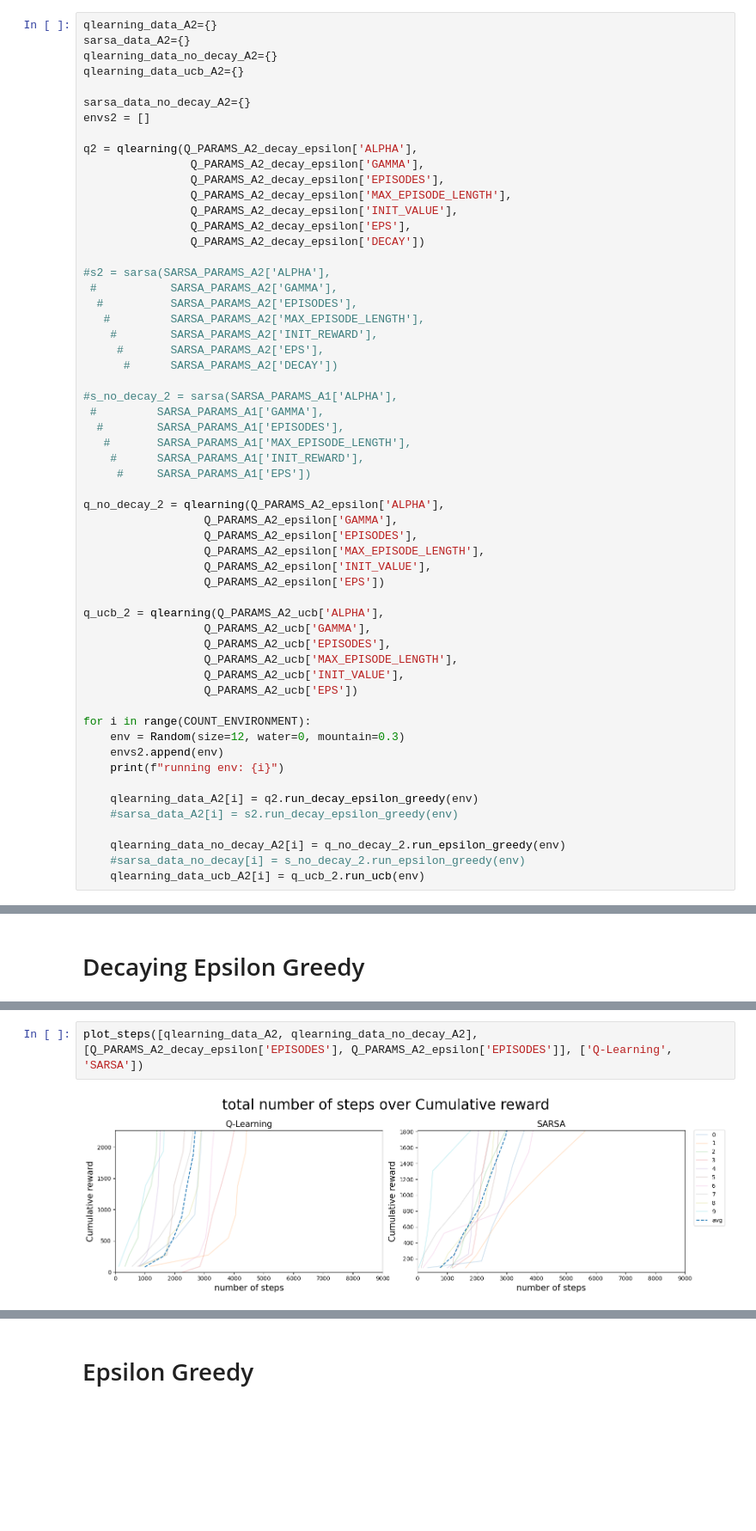
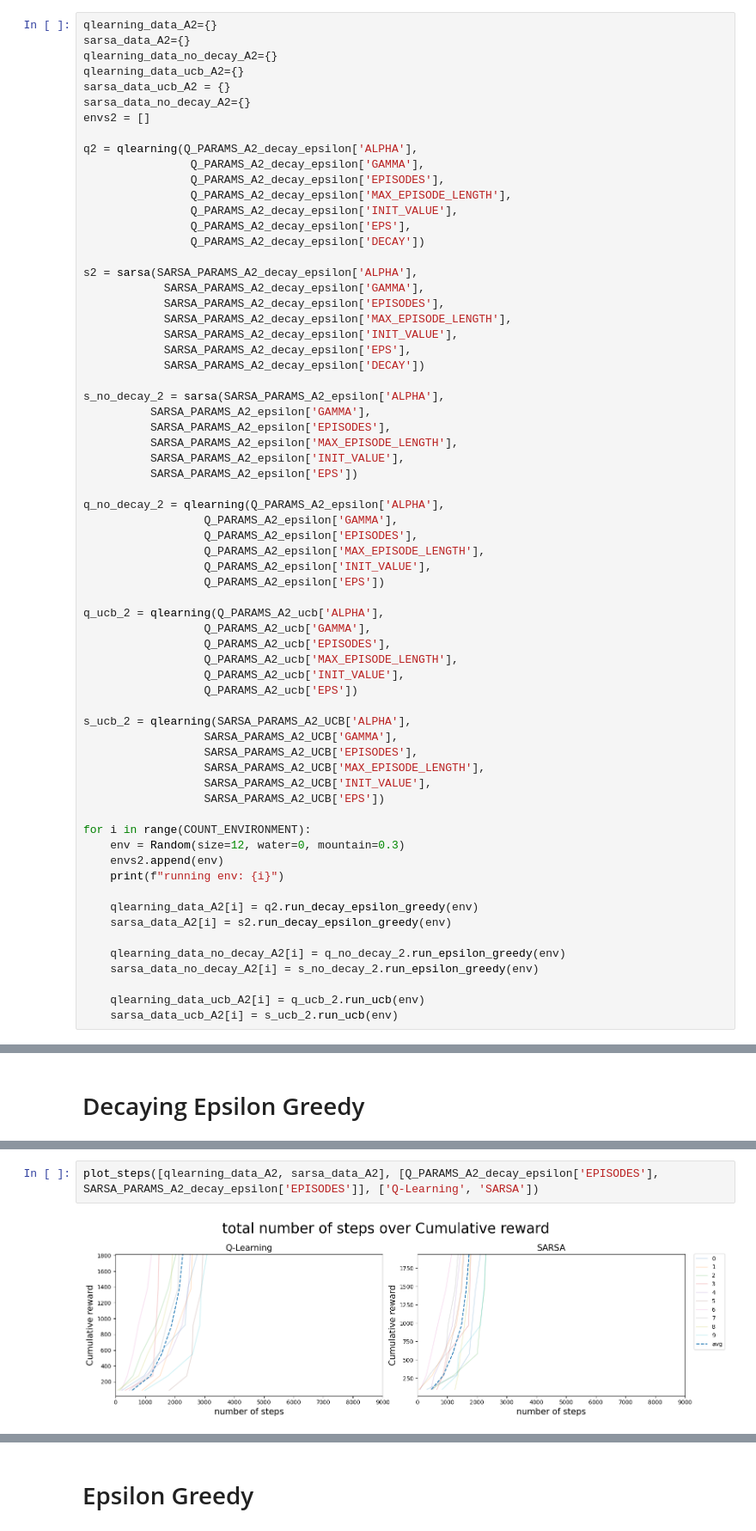
Before and after one commit to Schmiddi3110/MasterStudium, a Jupyter notebook: DRL/Studienarbeiten/Studienarbeit1/test.ipynb, the cells around one changed output, grey strips where cells are left out. Shown at 86% size. Cells and saved outputs as stored; diff of their text form; blank space fills up the shorter version.

```diff
--- a/DRL/Studienarbeiten/Studienarbeit1/test.ipynb
+++ b/DRL/Studienarbeiten/Studienarbeit1/test.ipynb
@@ -148,7 +172,7 @@ qlearning_data_A2={}
 sarsa_data_A2={}
 qlearning_data_no_decay_A2={}
 qlearning_data_ucb_A2={}
-
+sarsa_data_ucb_A2 = {}
 sarsa_data_no_decay_A2={}
 envs2 = []
 
@@ -160,20 +184,20 @@ q2 = qlearning(Q_PARAMS_A2_decay_epsilon['ALPHA'],
                 Q_PARAMS_A2_decay_epsilon['EPS'],
                 Q_PARAMS_A2_decay_epsilon['DECAY'])
 
-#s2 = sarsa(SARSA_PARAMS_A2['ALPHA'],
- #           SARSA_PARAMS_A2['GAMMA'],
-  #          SARSA_PARAMS_A2['EPISODES'],
-   #         SARSA_PARAMS_A2['MAX_EPISODE_LENGTH'],
-    #        SARSA_PARAMS_A2['INIT_REWARD'],
-     #       SARSA_PARAMS_A2['EPS'],
-      #      SARSA_PARAMS_A2['DECAY'])
+s2 = sarsa(SARSA_PARAMS_A2_decay_epsilon['ALPHA'],
+            SARSA_PARAMS_A2_decay_epsilon['GAMMA'],
+            SARSA_PARAMS_A2_decay_epsilon['EPISODES'],
+            SARSA_PARAMS_A2_decay_epsilon['MAX_EPISODE_LENGTH'],
+            SARSA_PARAMS_A2_decay_epsilon['INIT_VALUE'],
+            SARSA_PARAMS_A2_decay_epsilon['EPS'],
+            SARSA_PARAMS_A2_decay_epsilon['DECAY'])
 
-#s_no_decay_2 = sarsa(SARSA_PARAMS_A1['ALPHA'],
- #         SARSA_PARAMS_A1['GAMMA'],
-  #        SARSA_PARAMS_A1['EPISODES'],
-   #       SARSA_PARAMS_A1['MAX_EPISODE_LENGTH'],
-    #      SARSA_PARAMS_A1['INIT_REWARD'],
-     #     SARSA_PARAMS_A1['EPS'])
+s_no_decay_2 = sarsa(SARSA_PARAMS_A2_epsilon['ALPHA'],
+          SARSA_PARAMS_A2_epsilon['GAMMA'],
+          SARSA_PARAMS_A2_epsilon['EPISODES'],
+          SARSA_PARAMS_A2_epsilon['MAX_EPISODE_LENGTH'],
+          SARSA_PARAMS_A2_epsilon['INIT_VALUE'],
+          SARSA_PARAMS_A2_epsilon['EPS'])
 
 q_no_decay_2 = qlearning(Q_PARAMS_A2_epsilon['ALPHA'],
                   Q_PARAMS_A2_epsilon['GAMMA'],
@@ -189,16 +213,25 @@ q_ucb_2 = qlearning(Q_PARAMS_A2_ucb['ALPHA'],
                   Q_PARAMS_A2_ucb['INIT_VALUE'],
                   Q_PARAMS_A2_ucb['EPS'])
 
+s_ucb_2 = qlearning(SARSA_PARAMS_A2_UCB['ALPHA'],
+                  SARSA_PARAMS_A2_UCB['GAMMA'],
+                  SARSA_PARAMS_A2_UCB['EPISODES'],
+                  SARSA_PARAMS_A2_UCB['MAX_EPISODE_LENGTH'],
+                  SARSA_PARAMS_A2_UCB['INIT_VALUE'],
+                  SARSA_PARAMS_A2_UCB['EPS'])
+
 for i in range(COUNT_ENVIRONMENT):
     env = Random(size=12, water=0, mountain=0.3)
     envs2.append(env)
     print(f"running env: {i}")
 
     qlearning_data_A2[i] = q2.run_decay_epsilon_greedy(env)
-    #sarsa_data_A2[i] = s2.run_decay_epsilon_greedy(env)
+    sarsa_data_A2[i] = s2.run_decay_epsilon_greedy(env)
 
     qlearning_data_no_decay_A2[i] = q_no_decay_2.run_epsilon_greedy(env)
-    #sarsa_data_no_decay[i] = s_no_decay_2.run_epsilon_greedy(env)
+    sarsa_data_no_decay_A2[i] = s_no_decay_2.run_epsilon_greedy(env)
+
     qlearning_data_ucb_A2[i] = q_ucb_2.run_ucb(env)
+    sarsa_data_ucb_A2[i] = s_ucb_2.run_ucb(env)
 # %% [output]
 running env: 0
@@ -225,4 +249,4 @@ Q_PARAMS_A2_ucb
 # %%
-plot_steps([qlearning_data_A2, qlearning_data_no_decay_A2], [Q_PARAMS_A2_decay_epsilon['EPISODES'], Q_PARAMS_A2_epsilon['EPISODES']], ['Q-Learning', 'SARSA'])
+plot_steps([qlearning_data_A2, sarsa_data_A2], [Q_PARAMS_A2_decay_epsilon['EPISODES'], SARSA_PARAMS_A2_decay_epsilon['EPISODES']], ['Q-Learning', 'SARSA'])
 # %% [output]
-[figure, old version]
+[figure, new version]
```
Also changed, not shown: parts of 15 cells of this notebook, 6 other files.
